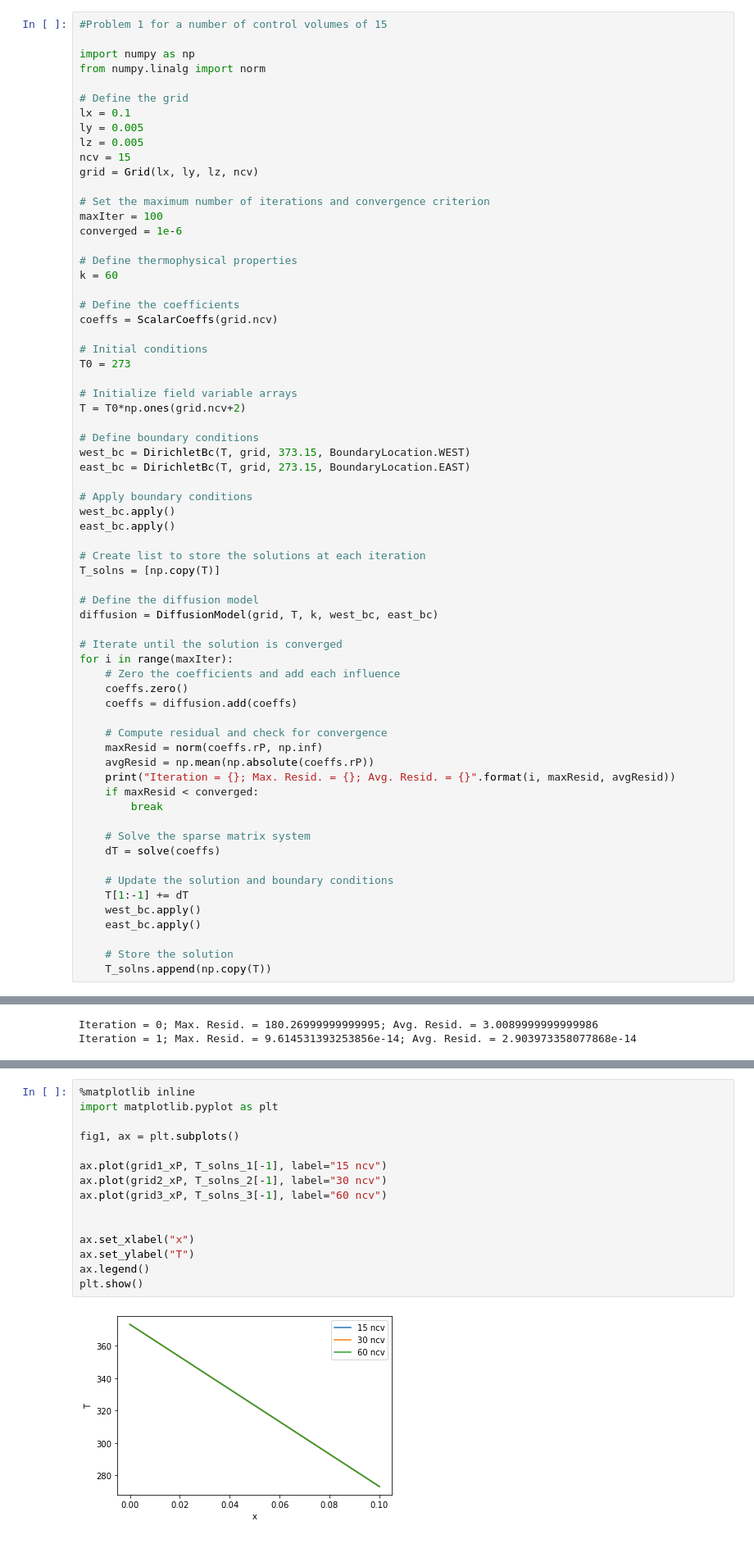
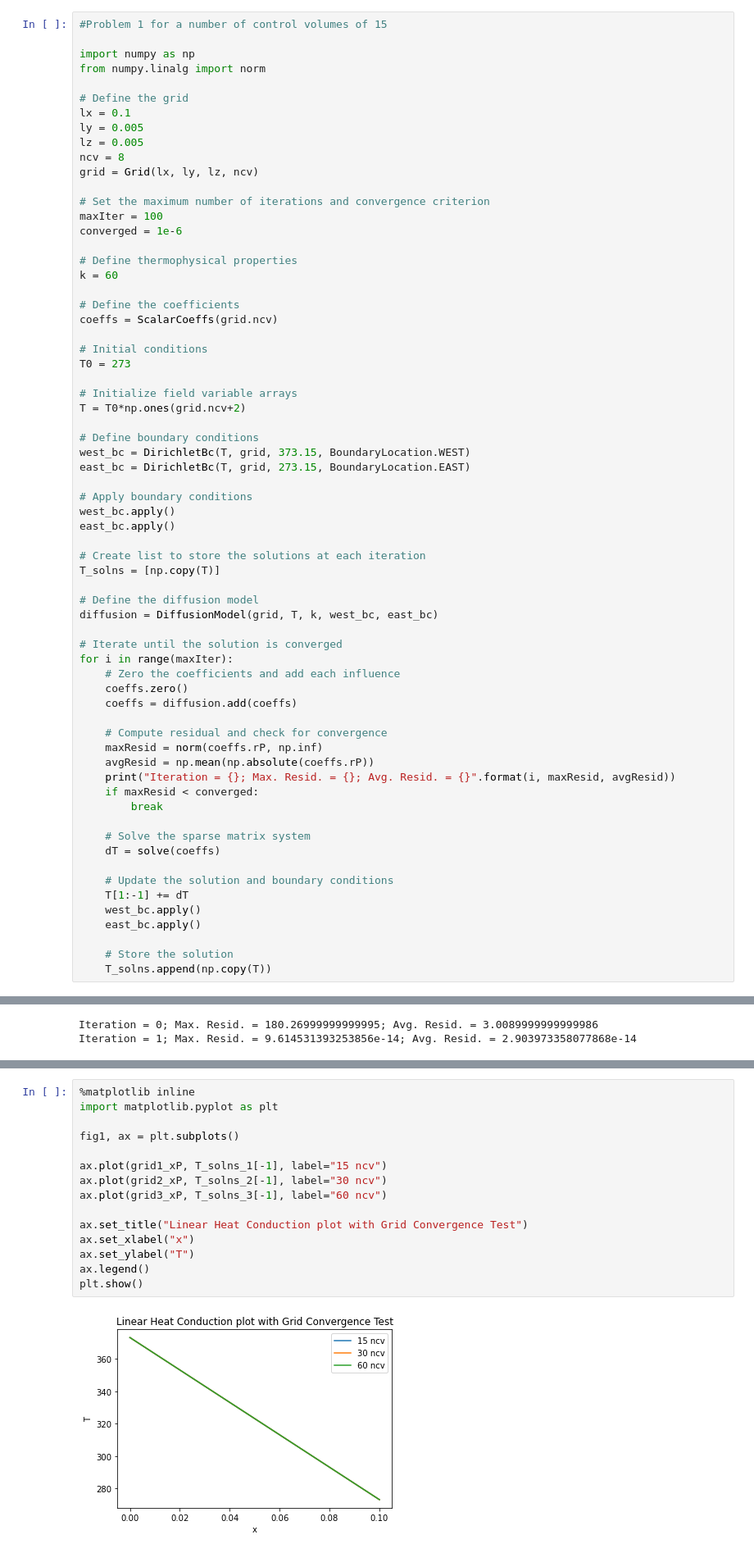
Before and after one commit to vflores4/Assignment1_VF, a Jupyter notebook: Assignment1_VF_New.ipynb, the cells around one changed output, grey strips where cells are left out. Shown: that part at 82% size. Drawn from its saved outputs; the diff is of its cells as text.

```diff
--- a/Assignment1_VF_New.ipynb
+++ b/Assignment1_VF_New.ipynb
@@ -293,7 +293,7 @@ from numpy.linalg import norm
 lx = 0.1
 ly = 0.005
 lz = 0.005
-ncv = 15
+ncv = 8
 grid = Grid(lx, ly, lz, ncv)
 
 # Set the maximum number of iterations and convergence criterion
@@ -563,17 +559,17 @@ grid3_xP=grid.xP
 # %%
 %matplotlib inline
 import matplotlib.pyplot as plt
 
 fig1, ax = plt.subplots()
 
 ax.plot(grid1_xP, T_solns_1[-1], label="15 ncv")
 ax.plot(grid2_xP, T_solns_2[-1], label="30 ncv")
 ax.plot(grid3_xP, T_solns_3[-1], label="60 ncv")
 
-
+ax.set_title("Linear Heat Conduction plot with Grid Convergence Test")
 ax.set_xlabel("x")
 ax.set_ylabel("T")
 ax.legend()
 plt.show()
 # %% [output]
-[figure, old version]
+[figure, new version]
```
Also changed, not shown: parts of 38 cells of this notebook.
